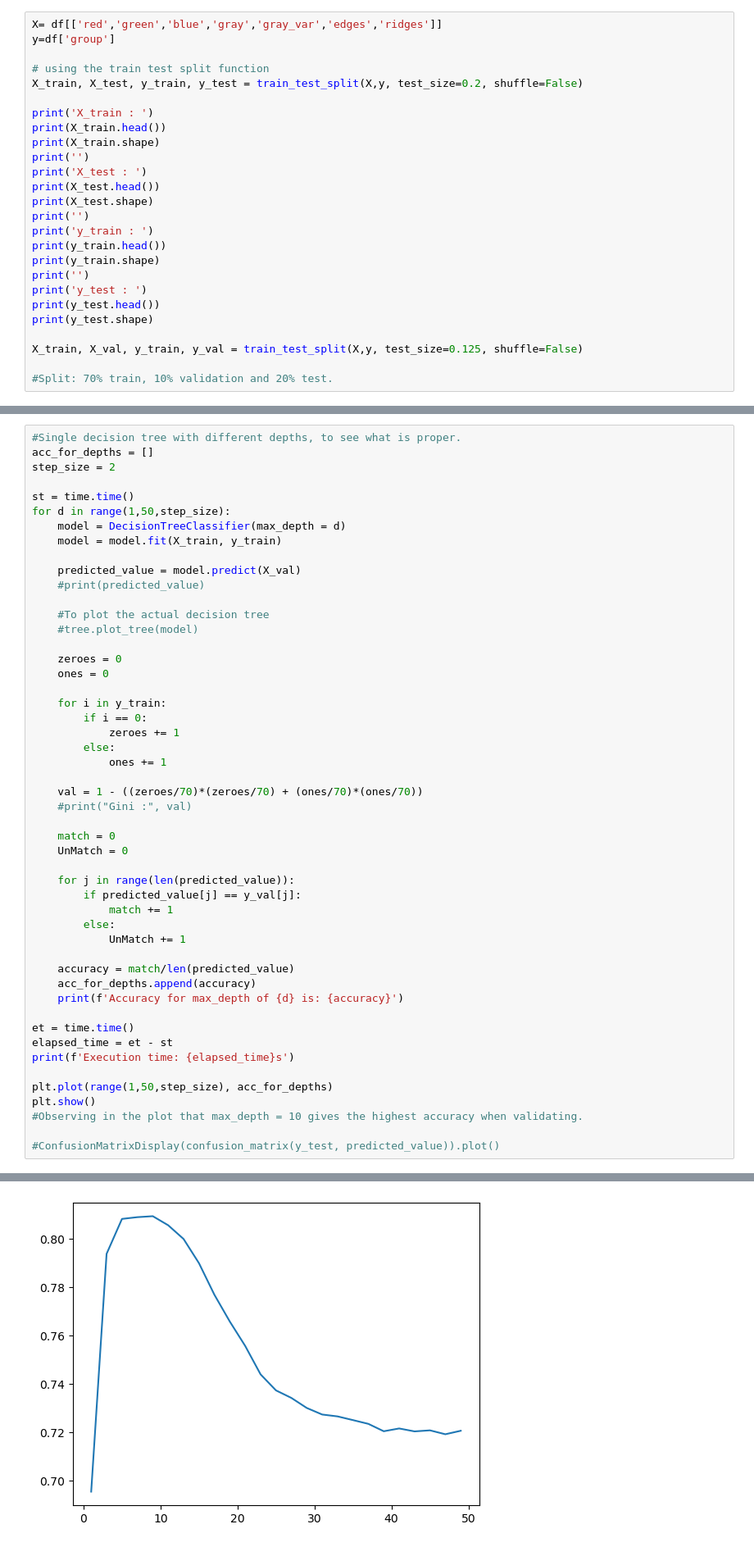
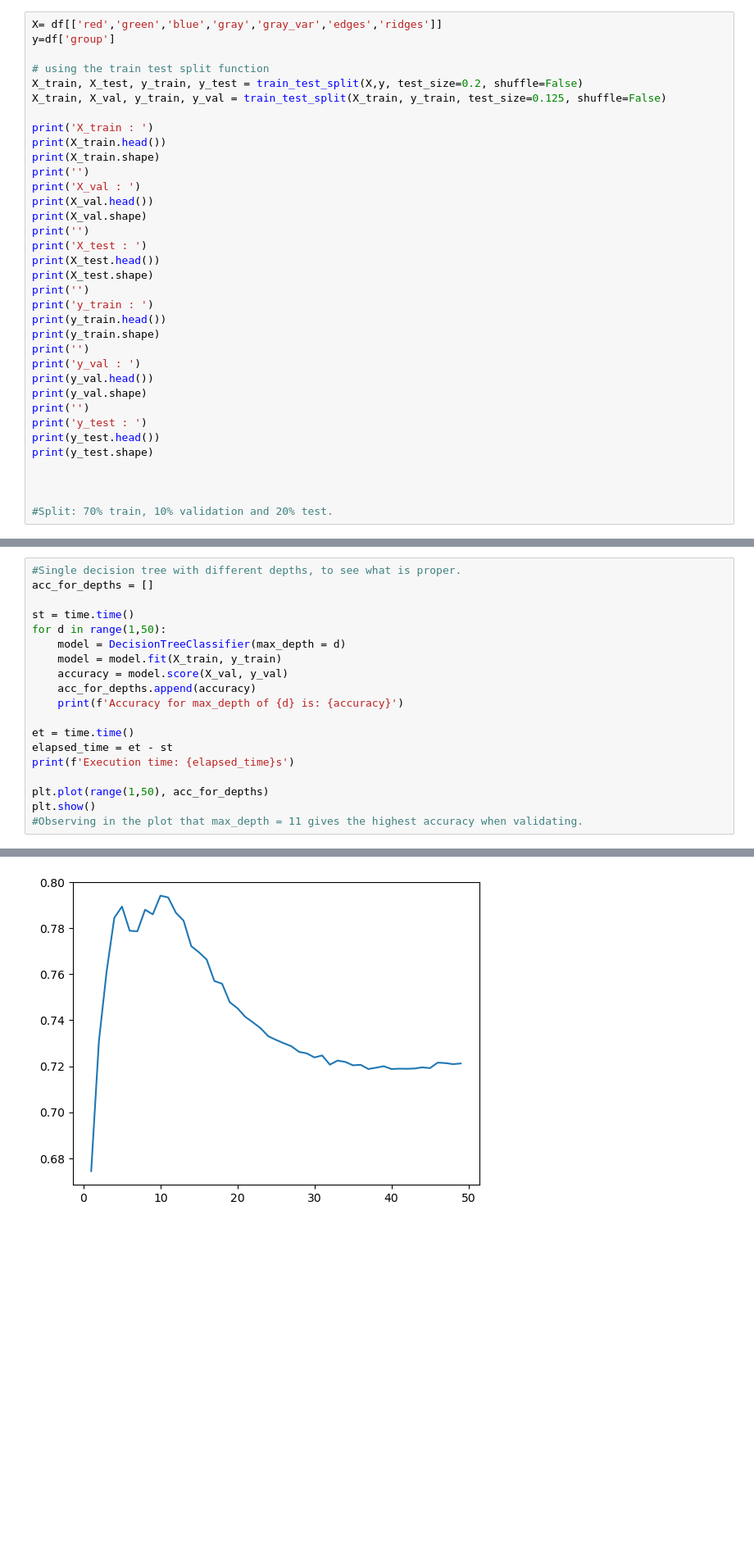
Before and after one commit to fredrikSveen/MALIS_project, a Jupyter notebook: ML_stuff.ipynb, the cells around one changed output, grey strips where cells are left out. Shown: that part at 82% size. Cells and saved outputs as stored; diff of their text form; blank space fills up the shorter version.

```diff
--- a/ML_stuff.ipynb
+++ b/ML_stuff.ipynb
@@ -39,10 +39,15 @@ y=df['group']
 
 # using the train test split function
 X_train, X_test, y_train, y_test = train_test_split(X,y, test_size=0.2, shuffle=False)
+X_train, X_val, y_train, y_val = train_test_split(X_train, y_train, test_size=0.125, shuffle=False)
 
 print('X_train : ')
 print(X_train.head())
 print(X_train.shape)
+print('')
+print('X_val : ')
+print(X_val.head())
+print(X_val.shape)
 print('')
 print('X_test : ')
 print(X_test.head())
@@ -52,11 +57,15 @@ print('y_train : ')
 print(y_train.head())
 print(y_train.shape)
 print('')
+print('y_val : ')
+print(y_val.head())
+print(y_val.shape)
+print('')
 print('y_test : ')
 print(y_test.head())
 print(y_test.shape)
 
-X_train, X_val, y_train, y_val = train_test_split(X,y, test_size=0.125, shuffle=False)
+
 
 #Split: 70% train, 10% validation and 20% test.
 # %% [output]
@@ -82,41 +91,12 @@ Name: group, dtype: int64
 # %%
 #Single decision tree with different depths, to see what is proper.
 acc_for_depths = []
-step_size = 2
 
 st = time.time()
-for d in range(1,50,step_size):
+for d in range(1,50):
     model = DecisionTreeClassifier(max_depth = d)
     model = model.fit(X_train, y_train)
-
-    predicted_value = model.predict(X_val)
-    #print(predicted_value)
-
-    #To plot the actual decision tree
-    #tree.plot_tree(model)
-
-    zeroes = 0
-    ones = 0
-
-    for i in y_train:
-        if i == 0:
-            zeroes += 1
-        else:
-            ones += 1
-
-    val = 1 - ((zeroes/70)*(zeroes/70) + (ones/70)*(ones/70))
-    #print("Gini :", val)
-
-    match = 0
-    UnMatch = 0
-
-    for j in range(len(predicted_value)):
-        if predicted_value[j] == y_val[j]:
-            match += 1
-        else:
-            UnMatch += 1
-
-    accuracy = match/len(predicted_value)
+    accuracy = model.score(X_val, y_val)
     acc_for_depths.append(accuracy)
     print(f'Accuracy for max_depth of {d} is: {accuracy}')
 
@@ -124,9 +104,7 @@ et = time.time()
 elapsed_time = et - st
 print(f'Execution time: {elapsed_time}s')
 
-plt.plot(range(1,50,step_size), acc_for_depths)
+plt.plot(range(1,50), acc_for_depths)
 plt.show()
-#Observing in the plot that max_depth = 10 gives the highest accuracy when validating.
-
-#ConfusionMatrixDisplay(confusion_matrix(y_test, predicted_value)).plot()
+#Observing in the plot that max_depth = 11 gives the highest accuracy when validating.
 # %% [output]
@@ -150 +128 @@ Execution time: 72.05774402618408s
-[figure, old version]
+[figure, new version]
```
Also changed, not shown: parts of 12 cells of this notebook.
